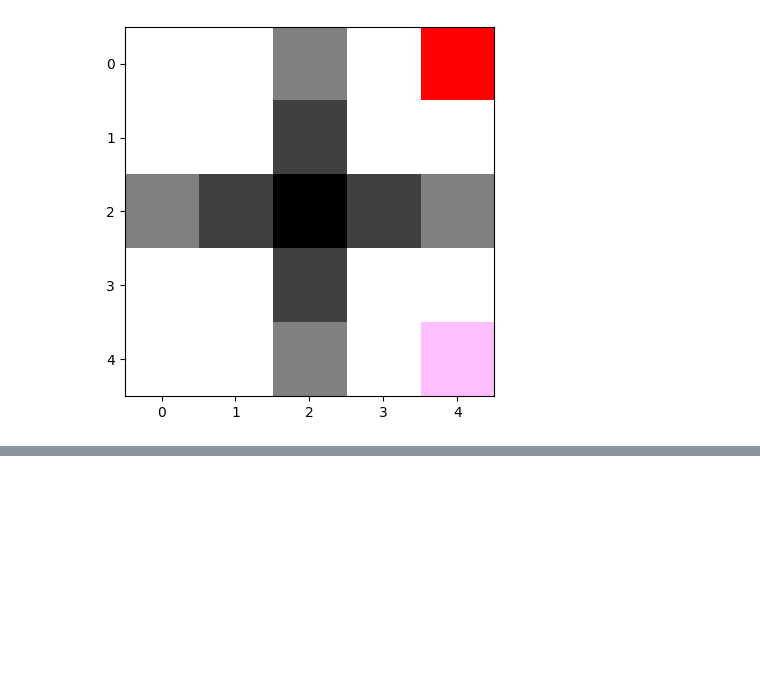
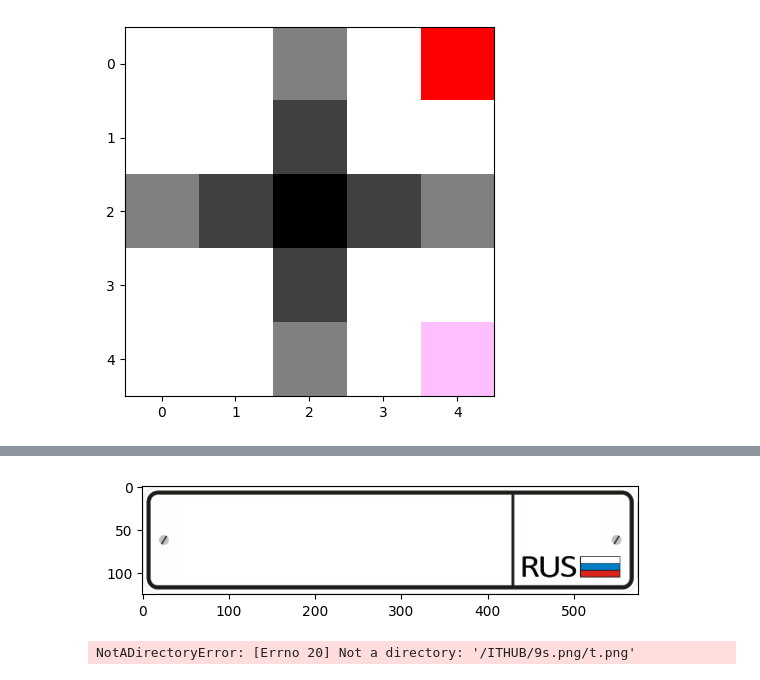
Before and after one commit to 6GETO9/6GETO9, a Jupyter notebook: Untitled.ipynb, the cells around one changed output, grey strips where cells are left out. Saved outputs shown, nothing was run; the diff lists cells and outputs as text; code cells hidden in the pictures; blank space fills up the shorter version.

```diff
--- a/Untitled.ipynb
+++ b/Untitled.ipynb
@@ -89,0 +291,11 @@ showImage(img)
+# %%
+# Сформируем знак
+carnum = makeCarnumImage('t675ae','79', True)
+
+# Записываем полученное изображение в файл
+carnum = carnum.astype('uint8')
+img_carnum = Image.fromarray(carnum)
+img_carnum.save("carnum.png", "PNG")
+# %% [output]
+[figure, added]
+NotADirectoryError: [Errno 20] Not a directory: '/ITHUB/9s.png/t.png'
```
Also changed, not shown: parts of 7 cells of this notebook.
